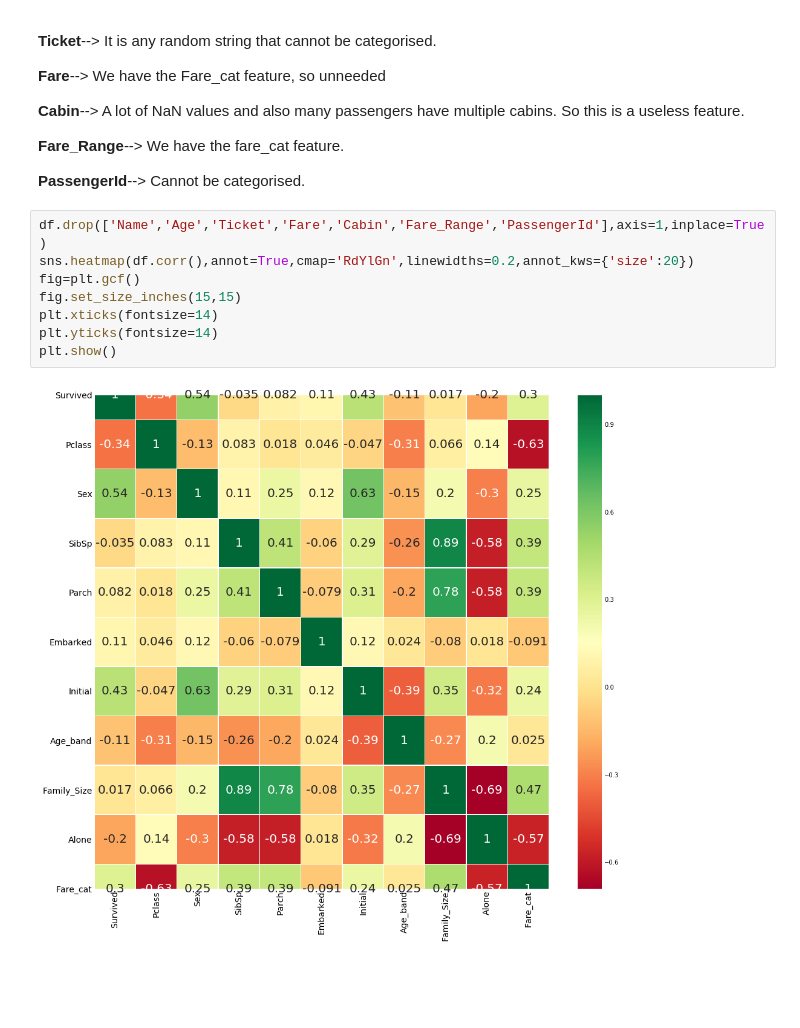
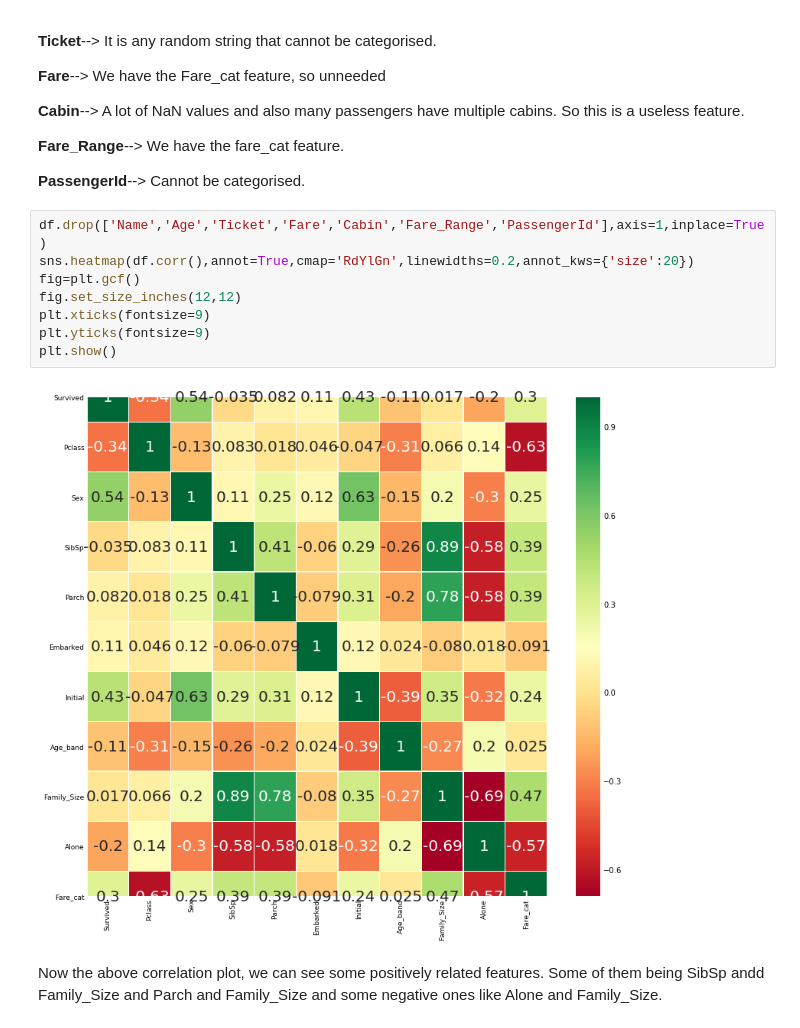
Before and after one commit to musainiramlee/Kaggle, a Jupyter notebook: Titanic Challenge.ipynb, the cells around one changed output. Saved outputs shown, nothing was run; the diff lists cells and outputs as text; blank space fills up the shorter version.

```diff
--- a/Titanic Challenge.ipynb
+++ b/Titanic Challenge.ipynb
@@ -607,10 +607,12 @@ df['Initial'].replace(['Mr','Mrs','Miss','Master','Other'],[0,1,2,3,4],inplace=T
 # %%
 df.drop(['Name','Age','Ticket','Fare','Cabin','Fare_Range','PassengerId'],axis=1,inplace=True)
 sns.heatmap(df.corr(),annot=True,cmap='RdYlGn',linewidths=0.2,annot_kws={'size':20})
 fig=plt.gcf()
-fig.set_size_inches(15,15)
-plt.xticks(fontsize=14)
-plt.yticks(fontsize=14)
+fig.set_size_inches(12,12)
+plt.xticks(fontsize=9)
+plt.yticks(fontsize=9)
 plt.show()
 # %% [output]
-[figure, old version]
+[figure, new version]
+# %% [markdown]
+Now the above correlation plot, we can see some positively related features. Some of them being SibSp andd Family_Size and Parch and Family_Size and some negative ones like Alone and Family_Size.
```
Also changed, not shown: parts of 14 cells of this notebook.
